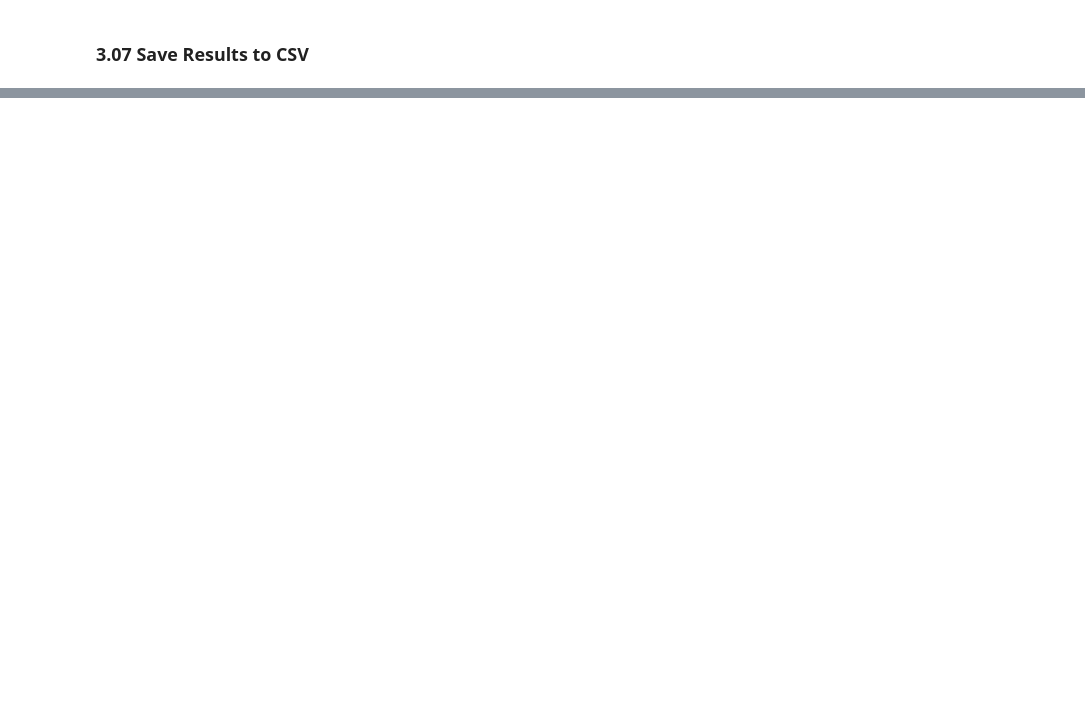
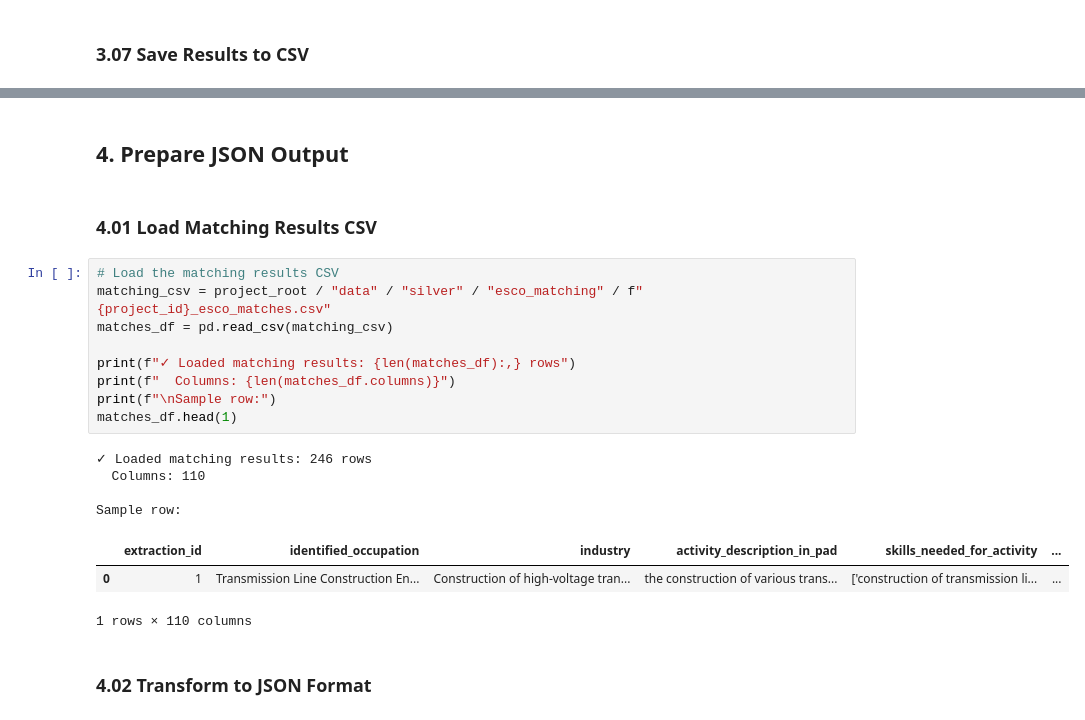
Before and after one commit to LaurenDahlin1/PAD2Skills, a Jupyter notebook: notebooks/04_match_occupations_esco.ipynb, the cells around one changed output, grey strips where cells are left out. Drawn from its saved outputs; the diff is of its cells as text; blank space fills up the shorter version.

```diff
--- a/notebooks/04_match_occupations_esco.ipynb
+++ b/notebooks/04_match_occupations_esco.ipynb
@@ -765,0 +834,23 @@ Results include:
+# %% [markdown]
+## 4. Prepare JSON Output
+# %% [markdown]
+### 4.01 Load Matching Results CSV
+# %%
+# Load the matching results CSV
+matching_csv = project_root / "data" / "silver" / "esco_matching" / f"{project_id}_esco_matches.csv"
+matches_df = pd.read_csv(matching_csv)
+
+print(f"✓ Loaded matching results: {len(matches_df):,} rows")
+print(f"  Columns: {len(matches_df.columns)}")
+print(f"\nSample row:")
+matches_df.head(1)
+# %% [output]
+✓ Loaded matching results: 246 rows
+  Columns: 110
+
+Sample row:
+|  | extraction_id | identified_occupation | industry | activity_description_in_pad | skills_needed_for_activity | ... |
+| 0 | 1 | Transmission Line Construction En... | Construction of high-voltage tran... | the construction of various trans... | ['construction of transmission li... | ... |
+1 rows × 110 columns
+# %% [markdown]
+### 4.02 Transform to JSON Format
```
Also changed, not shown: parts of 17 cells of this notebook, 5 other files.
